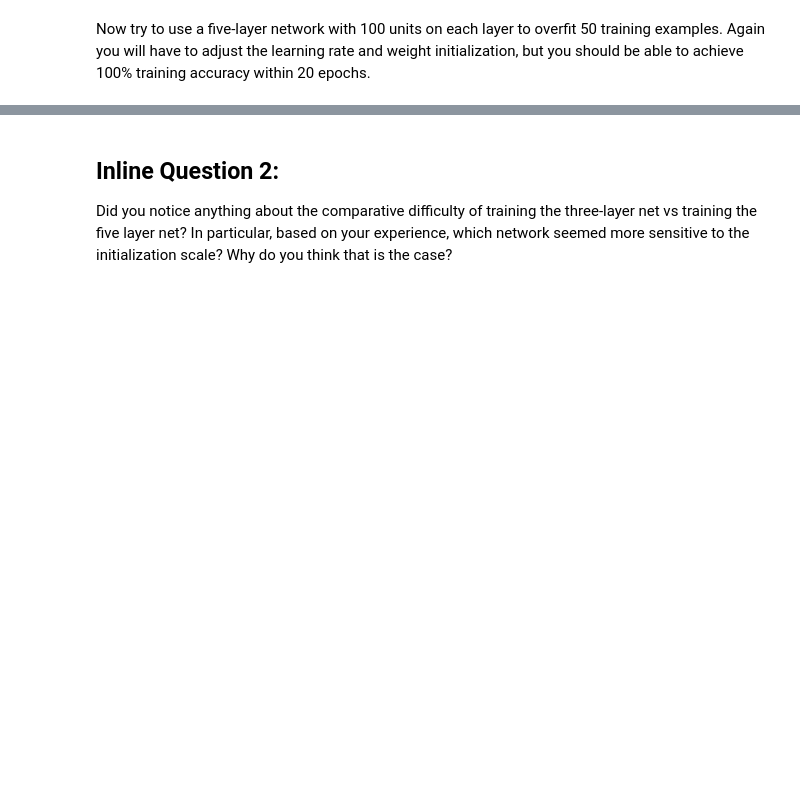
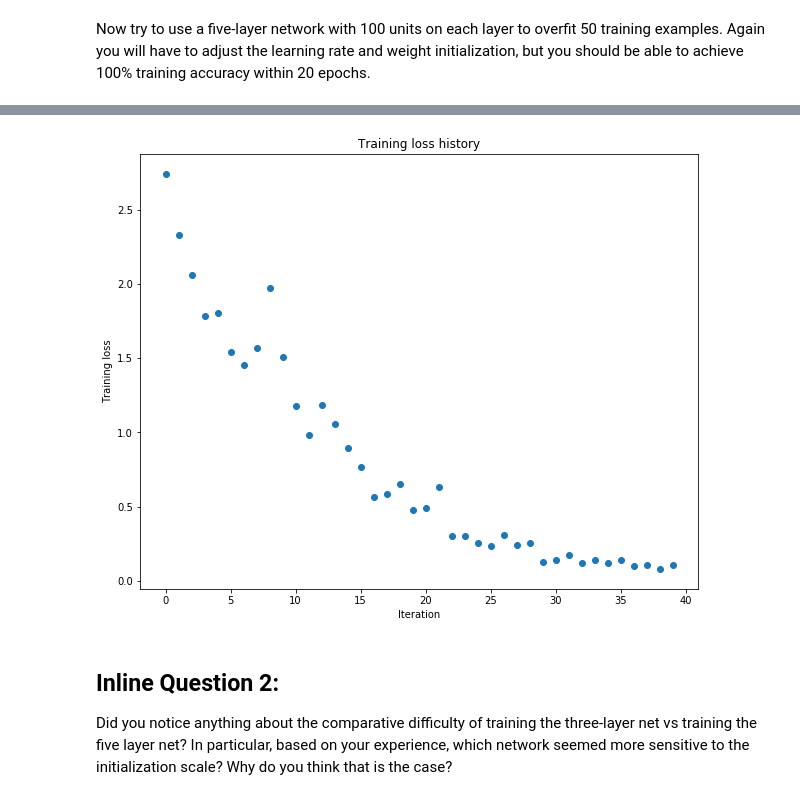
Before and after one commit to lx1374327576/intelligence_study, a Jupyter notebook: assignment2/FullyConnectedNets.ipynb, the cells around one changed output, grey strips where cells are left out. Drawn from its saved outputs; the diff is of its cells as text; code cells hidden in the pictures; blank space fills up the shorter version.

```diff
--- a/assignment2/FullyConnectedNets.ipynb
+++ b/assignment2/FullyConnectedNets.ipynb
@@ -458,8 +495,8 @@ small_data = {
   'y_val': data['y_val'],
 }
 
-learning_rate = 2e-3
-weight_scale = 1e-5
+learning_rate = 1e-2
+weight_scale = 4e-2
 model = FullyConnectedNet([100, 100, 100, 100],
                 weight_scale=weight_scale, dtype=np.float64)
 solver = Solver(model, small_data,
@@ -476,3 +513,4 @@ plt.title('Training loss history')
 plt.xlabel('Iteration')
 plt.ylabel('Training loss')
 plt.show()
+# %% [output]
@@ -479,3 +534,4 @@ plt.show()
+[figure, added]
 # %% [markdown]
 ## Inline Question 2:
 Did you notice anything about the comparative difficulty of training the three-layer net vs training the five layer net? In particular, based on your experience, which network seemed more sensitive to the initialization scale? Why do you think that is the case?
```
Also changed, not shown: parts of 12 cells of this notebook, 3 other files.
